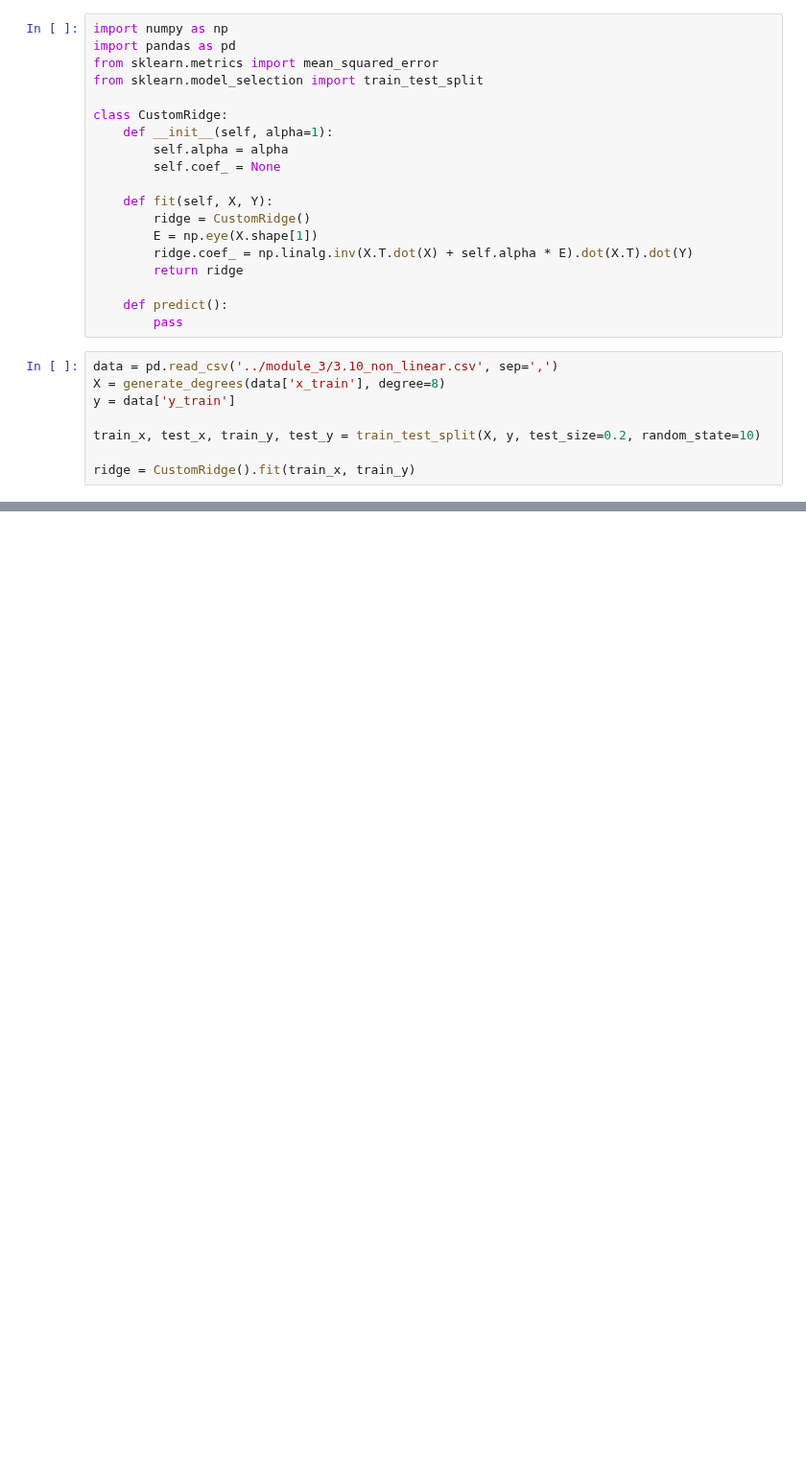
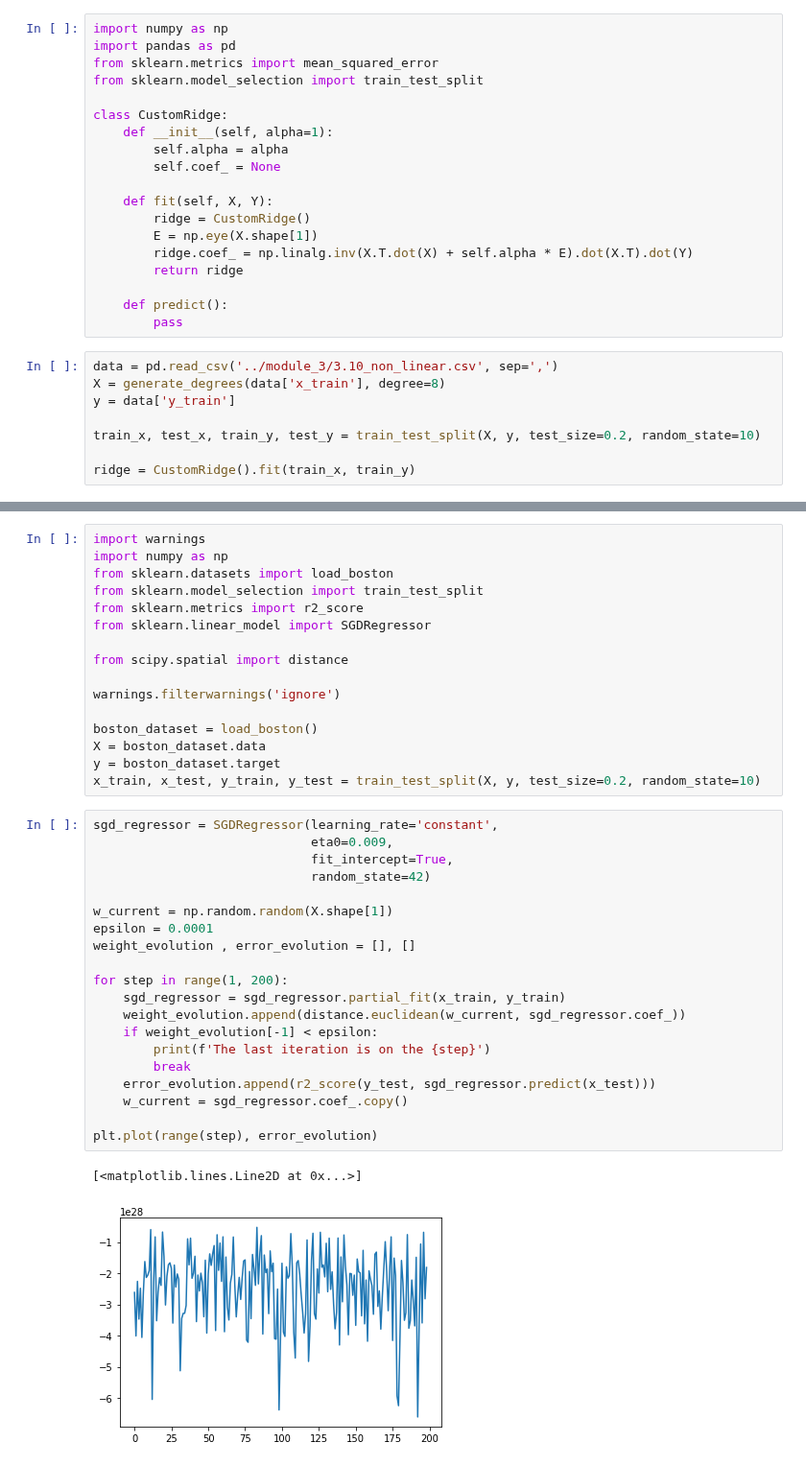
Before and after one commit to Stynic/train_ml_math, a Jupyter notebook: ml/low_level/module_4/notebook_4.ipynb, the cells around one changed output, grey strips where cells are left out. Shown at 96% size. Cells and saved outputs as stored; diff of their text form; blank space fills up the shorter version.

Commit message:
homeless 4.8
Tried to use SGD regressor  / complete homeless 4.8

```diff
--- a/ml/low_level/module_4/notebook_4.ipynb
+++ b/ml/low_level/module_4/notebook_4.ipynb
@@ -215,0 +250,39 @@ NameError: name 'ridge' is not defined
+# %%
+import warnings
+import numpy as np
+from sklearn.datasets import load_boston
+from sklearn.model_selection import train_test_split
+from sklearn.metrics import r2_score
+from sklearn.linear_model import SGDRegressor
+
+from scipy.spatial import distance
+
+warnings.filterwarnings('ignore')
+
+boston_dataset = load_boston()
+X = boston_dataset.data
+y = boston_dataset.target
+x_train, x_test, y_train, y_test = train_test_split(X, y, test_size=0.2, random_state=10)
+# %%
+sgd_regressor = SGDRegressor(learning_rate='constant',
+                             eta0=0.009,
+                             fit_intercept=True,
+                             random_state=42)
+
+w_current = np.random.random(X.shape[1])
+epsilon = 0.0001
+weight_evolution , error_evolution = [], []
+
+for step in range(1, 200):
+    sgd_regressor = sgd_regressor.partial_fit(x_train, y_train)
+    weight_evolution.append(distance.euclidean(w_current, sgd_regressor.coef_))
+    if weight_evolution[-1] < epsilon:
+        print(f'The last iteration is on the {step}')
+        break
+    error_evolution.append(r2_score(y_test, sgd_regressor.predict(x_test)))
+    w_current = sgd_regressor.coef_.copy()
+
+plt.plot(range(step), error_evolution)
+# %% [output]
+[<matplotlib.lines.Line2D at 0x...>]
+[figure, added]
```
Also changed, not shown: parts of 4 cells of this notebook.
